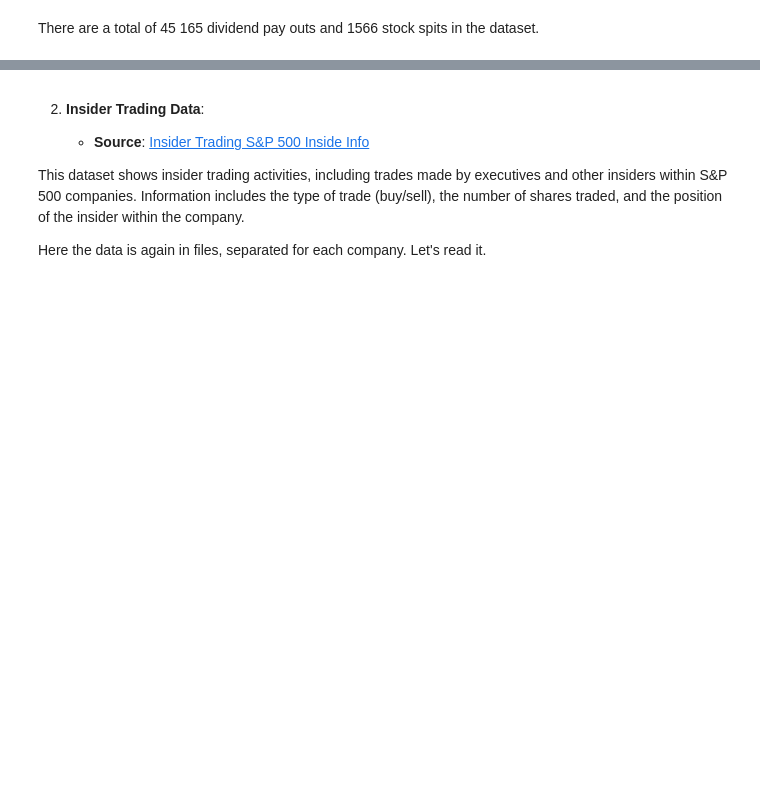
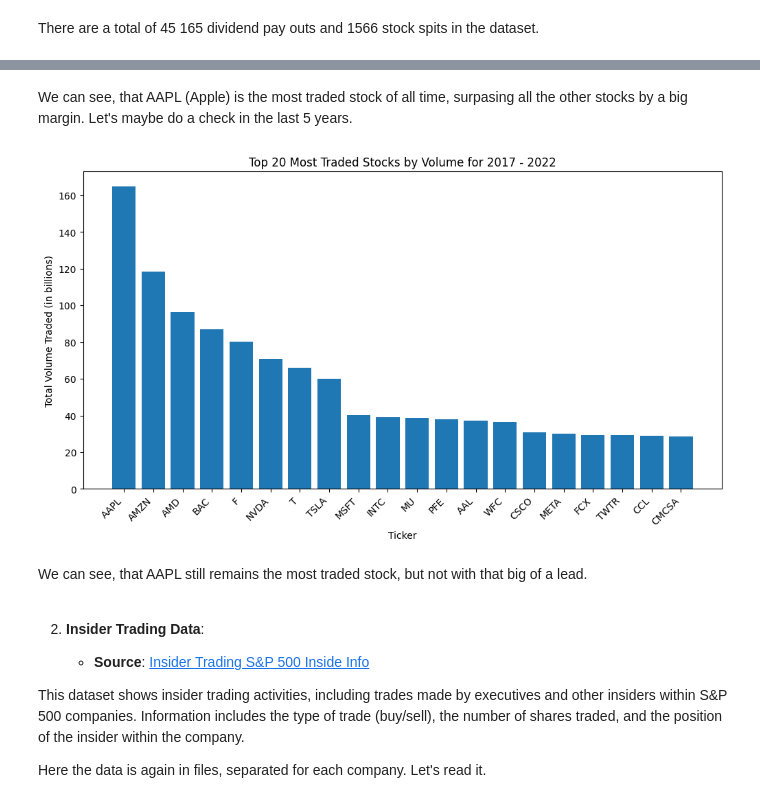
Before and after one commit to thunder913/Data-Science, a Jupyter notebook: stock_analysis.ipynb, the cells around one changed output, grey strips where cells are left out. Saved outputs shown, nothing was run; the diff lists cells and outputs as text; code cells hidden in the pictures; blank space fills up the shorter version.

```diff
--- a/stock_analysis.ipynb
+++ b/stock_analysis.ipynb
@@ -241,3 +264,13 @@ stock_data_tidy
+# %% [markdown]
+We can see, that AAPL (Apple) is the most traded stock of all time, surpasing all the other stocks by a big margin. Let's maybe do a check in the last 5 years.
+# %%
+stocks_volume = stock_data_tidy[stock_data_tidy.date.dt.year >= 2017].groupby('ticker')['volume'].sum().reset_index()
+
+plot_top_traded_stocks_by_volume(stocks_volume, 'Top 20 Most Traded Stocks by Volume for 2017 - 2022', 20)
+# %% [output]
+[figure, added]
+# %% [markdown]
+We can see, that AAPL still remains the most traded stock, but not with that big of a lead.
 # %% [markdown]
    2. **Insider Trading Data**:
 
```
Also changed, not shown: parts of 13 cells of this notebook.
